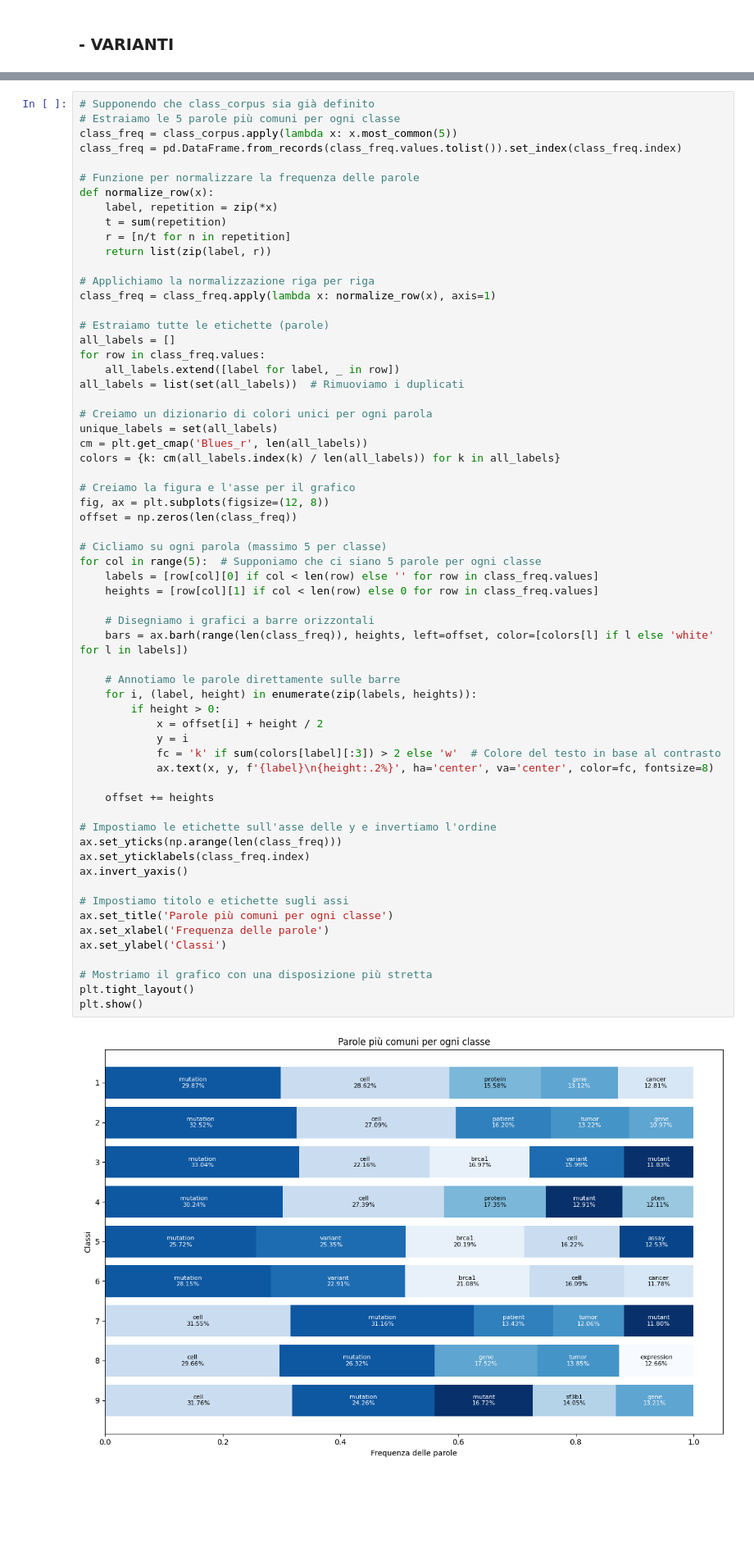
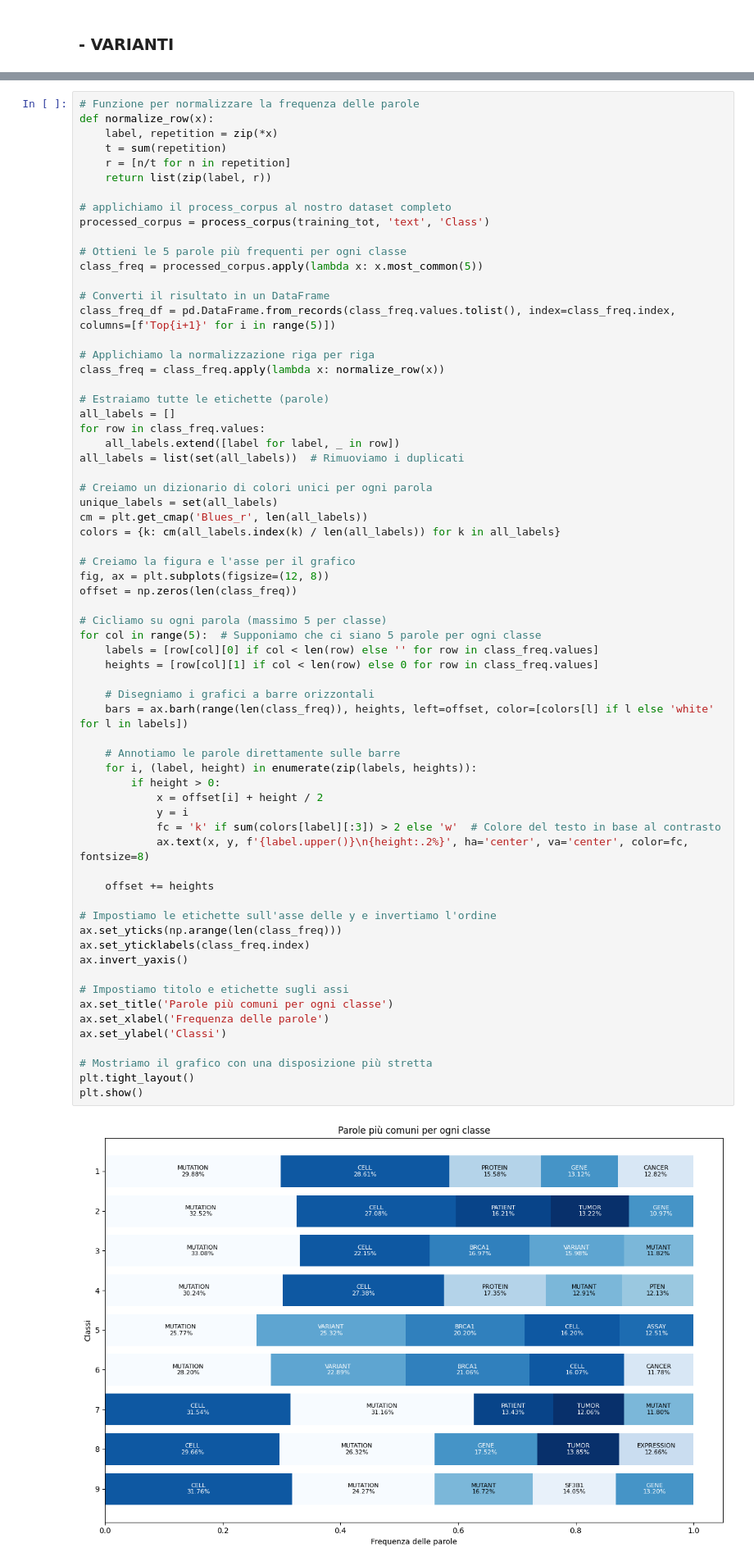
Before and after one commit to sciro24/Cancer-Treatment-with-ML, a Jupyter notebook: Notebook.ipynb, the cells around one changed output, grey strips where cells are left out. Shown at 82% size. Cells and saved outputs as stored; diff of their text form; blank space fills up the shorter version.

```diff
--- a/Notebook.ipynb
+++ b/Notebook.ipynb
@@ -552,9 +574,4 @@ class_corpus = class_corpus.apply(lambda x: Counter([wordnet_lemmatizer.lemmatiz
 # %%
-# Supponendo che class_corpus sia già definito
-# Estraiamo le 5 parole più comuni per ogni classe
-class_freq = class_corpus.apply(lambda x: x.most_common(5))
-class_freq = pd.DataFrame.from_records(class_freq.values.tolist()).set_index(class_freq.index)
-
 # Funzione per normalizzare la frequenza delle parole
 def normalize_row(x):
     label, repetition = zip(*x)
@@ -562,8 +579,17 @@ def normalize_row(x):
     r = [n/t for n in repetition]
     return list(zip(label, r))
 
+# applichiamo il process_corpus al nostro dataset completo
+processed_corpus = process_corpus(training_tot, 'text', 'Class')
+
+# Ottieni le 5 parole più frequenti per ogni classe
+class_freq = processed_corpus.apply(lambda x: x.most_common(5))
+
+# Converti il risultato in un DataFrame
+class_freq_df = pd.DataFrame.from_records(class_freq.values.tolist(), index=class_freq.index, columns=[f'Top{i+1}' for i in range(5)])
+
 # Applichiamo la normalizzazione riga per riga
-class_freq = class_freq.apply(lambda x: normalize_row(x), axis=1)
+class_freq = class_freq.apply(lambda x: normalize_row(x))
 
 # Estraiamo tutte le etichette (parole)
 all_labels = []
@@ -584,33 +610,33 @@ offset = np.zeros(len(class_freq))
 for col in range(5):  # Supponiamo che ci siano 5 parole per ogni classe
     labels = [row[col][0] if col < len(row) else '' for row in class_freq.values]
     heights = [row[col][1] if col < len(row) else 0 for row in class_freq.values]
 
     # Disegniamo i grafici a barre orizzontali
     bars = ax.barh(range(len(class_freq)), heights, left=offset, color=[colors[l] if l else 'white' for l in labels])
 
     # Annotiamo le parole direttamente sulle barre
     for i, (label, height) in enumerate(zip(labels, heights)):
         if height > 0:
             x = offset[i] + height / 2
             y = i
             fc = 'k' if sum(colors[label][:3]) > 2 else 'w'  # Colore del testo in base al contrasto
-            ax.text(x, y, f'{label}\n{height:.2%}', ha='center', va='center', color=fc, fontsize=8)
+            ax.text(x, y, f'{label.upper()}\n{height:.2%}', ha='center', va='center', color=fc, fontsize=8)
 
     offset += heights
 
 # Impostiamo le etichette sull'asse delle y e invertiamo l'ordine
 ax.set_yticks(np.arange(len(class_freq)))
 ax.set_yticklabels(class_freq.index)
 ax.invert_yaxis()
 
 # Impostiamo titolo e etichette sugli assi
 ax.set_title('Parole più comuni per ogni classe')
 ax.set_xlabel('Frequenza delle parole')
 ax.set_ylabel('Classi')
 
 # Mostriamo il grafico con una disposizione più stretta
 plt.tight_layout()
 plt.show()
 # %% [output]
-[figure, old version]
+[figure, new version]
 # %%
```
Also changed, not shown: parts of 39 cells of this notebook, 1 other file.
